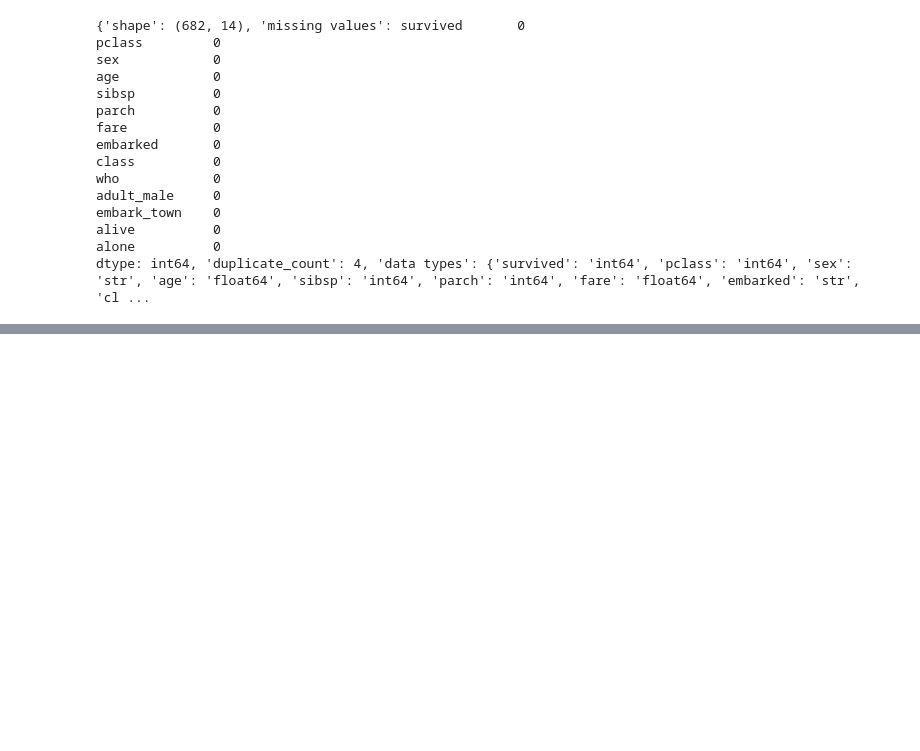
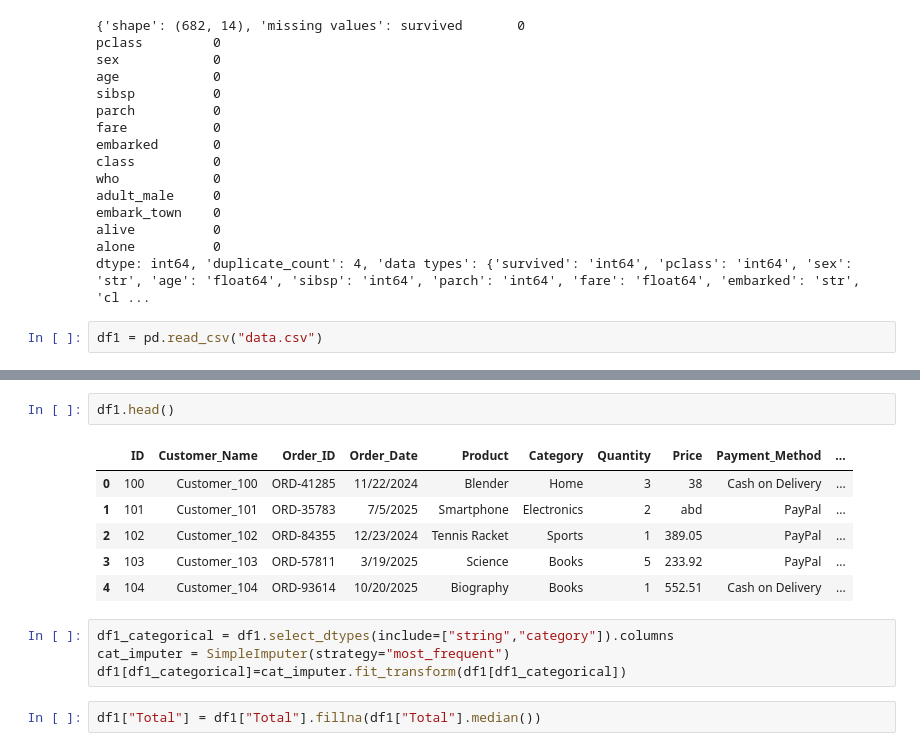
Before and after one commit to Pseudoon/Project_Sequel, a Jupyter notebook: Data_cleaning.ipynb, the cells around one changed output, grey strips where cells are left out. Drawn from its saved outputs; the diff is of its cells as text; blank space fills up the shorter version.

Commit message:
data

```diff
--- a/Data_cleaning.ipynb
+++ b/Data_cleaning.ipynb
@@ -211,3 +211,5 @@ embark_town    0
 alive          0
 alone          0
 dtype: int64, 'duplicate_count': 4, 'data types': {'survived': 'int64', 'pclass': 'int64', 'sex': 'str', 'age': 'float64', 'sibsp': 'int64', 'parch': 'int64', 'fare': 'float64', 'embarked': 'str', 'cl ...
+# %%
+df1 = pd.read_csv("data.csv")
@@ -213,0 +231,15 @@ dtype: int64, 'duplicate_count': 4, 'data types': {'survived': 'int64', 'pclass'
+# %%
+df1.head()
+# %% [output]
+|  | ID | Customer_Name | Order_ID | Order_Date | Product | Category | Quantity | Price | Payment_Method | ... |
+| 0 | 100 | Customer_100 | ORD-41285 | 11/22/2024 | Blender | Home | 3 | 38 | Cash on Delivery | ... |
+| 1 | 101 | Customer_101 | ORD-35783 | 7/5/2025 | Smartphone | Electronics | 2 | abd | PayPal | ... |
+| 2 | 102 | Customer_102 | ORD-84355 | 12/23/2024 | Tennis Racket | Sports | 1 | 389.05 | PayPal | ... |
+| 3 | 103 | Customer_103 | ORD-57811 | 3/19/2025 | Science | Books | 5 | 233.92 | PayPal | ... |
+| 4 | 104 | Customer_104 | ORD-93614 | 10/20/2025 | Biography | Books | 1 | 552.51 | Cash on Delivery | ... |
+# %%
+df1_categorical = df1.select_dtypes(include=["string","category"]).columns
+cat_imputer = SimpleImputer(strategy="most_frequent")
+df1[df1_categorical]=cat_imputer.fit_transform(df1[df1_categorical])
+# %%
+df1["Total"] = df1["Total"].fillna(df1["Total"].median())
```
Also changed, not shown: parts of 2 cells of this notebook, 1 other file.
